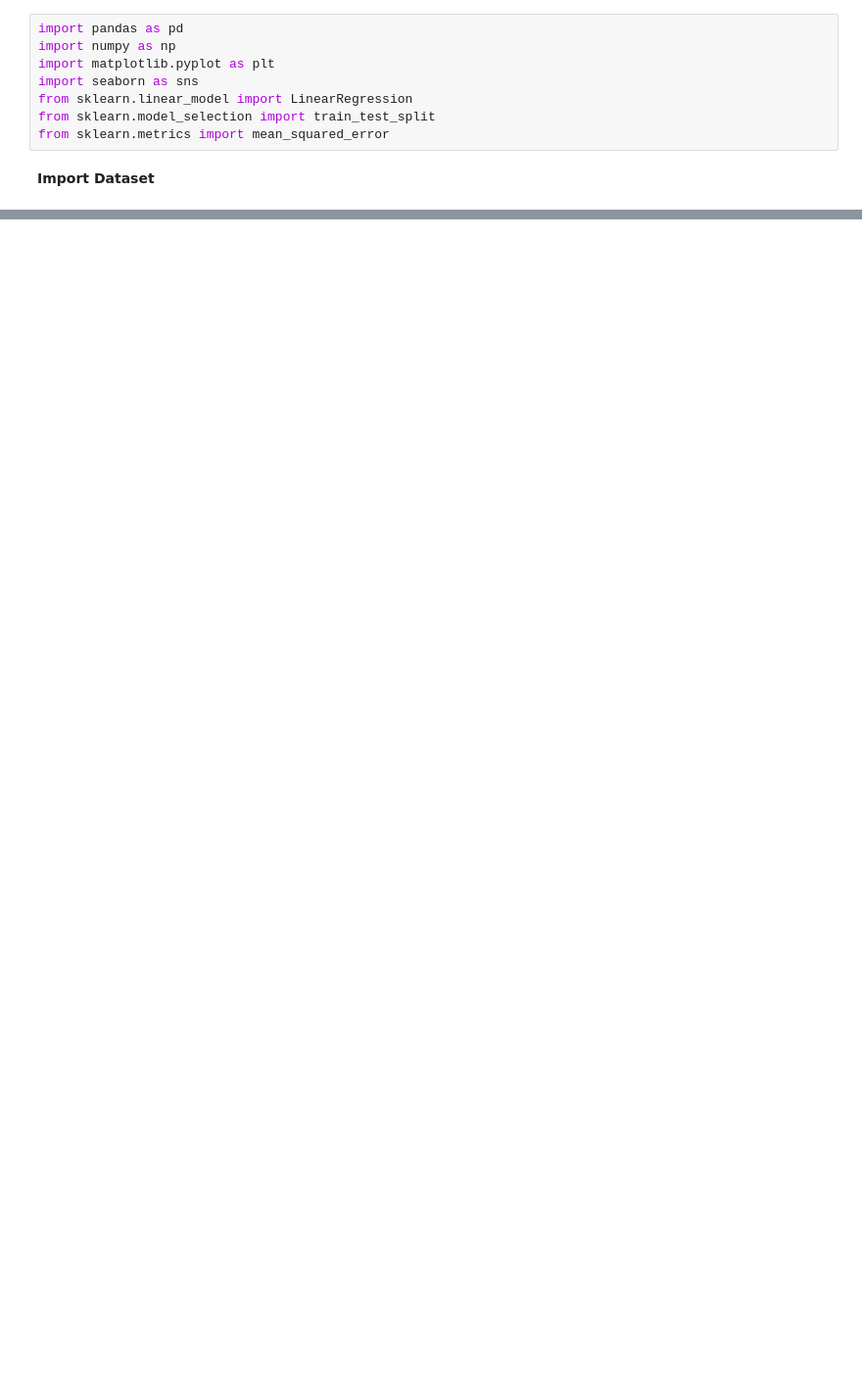
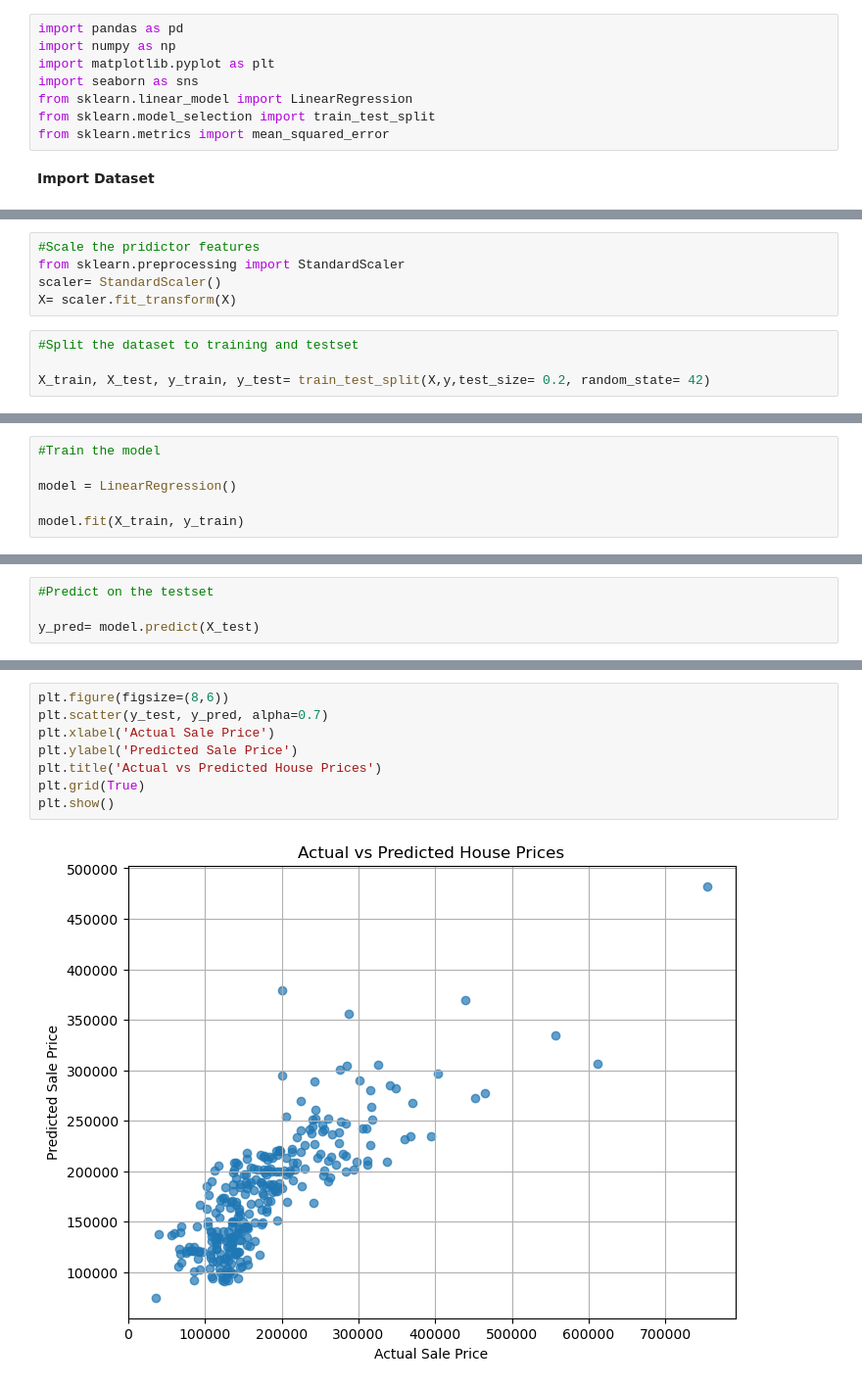
Before and after one commit to deveshmokhariya/PRODIGY_ML_01, a Jupyter notebook: Prodigy01.ipynb, the cells around one changed output, grey strips where cells are left out. Shown at 98% size. Saved outputs shown, nothing was run; the diff lists cells and outputs as text; blank space fills up the shorter version.

```diff
--- a/Prodigy01.ipynb
+++ b/Prodigy01.ipynb
@@ -199,0 +299,9 @@ dataset= pd.read_csv('train.csv')
+# %%
+#Scale the pridictor features
+from sklearn.preprocessing import StandardScaler
+scaler= StandardScaler()
+X= scaler.fit_transform(X)
+# %%
+#Split the dataset to training and testset
+
+X_train, X_test, y_train, y_test= train_test_split(X,y,test_size= 0.2, random_state= 42)
@@ -199,0 +310,6 @@ dataset= pd.read_csv('train.csv')
+# %%
+#Train the model
+
+model = LinearRegression()
+
+model.fit(X_train, y_train)
@@ -199,0 +318,4 @@ dataset= pd.read_csv('train.csv')
+# %%
+#Predict on the testset
+
+y_pred= model.predict(X_test)
@@ -199,0 +344,10 @@ dataset= pd.read_csv('train.csv')
+# %%
+plt.figure(figsize=(8,6))
+plt.scatter(y_test, y_pred, alpha=0.7)
+plt.xlabel('Actual Sale Price')
+plt.ylabel('Predicted Sale Price')
+plt.title('Actual vs Predicted House Prices')
+plt.grid(True)
+plt.show()
+# %% [output]
+[figure, added]
```
Also changed, not shown: parts of 19 cells of this notebook.
